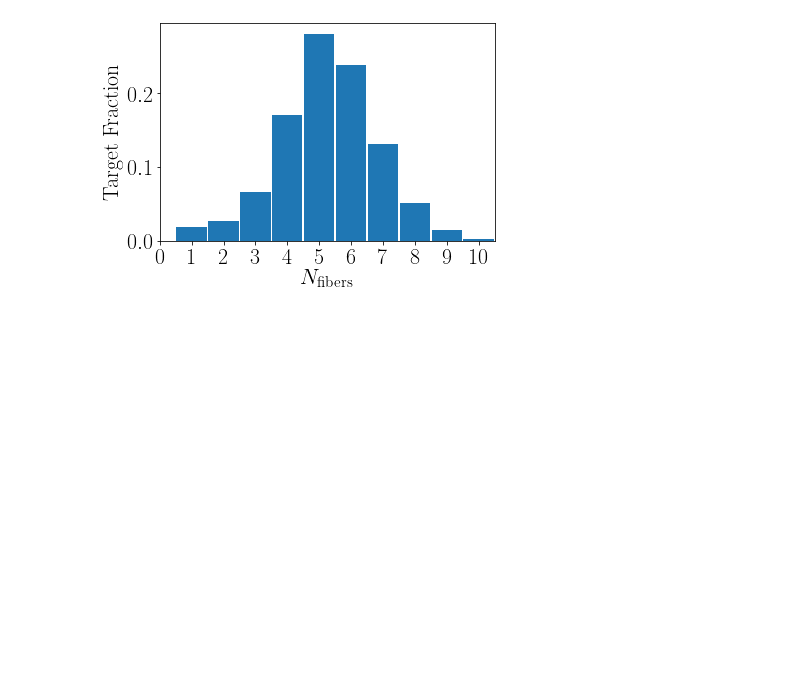
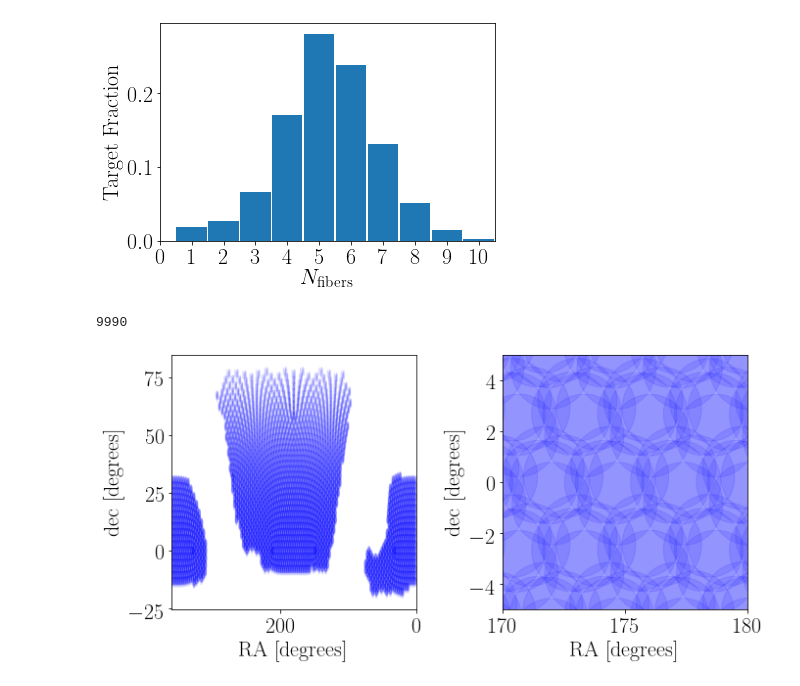
Before and after one commit to forero/SandboxDESI, a Jupyter notebook: fba_paper/explore_plots.ipynb, the cells around one changed output. Saved outputs shown, nothing was run; the diff lists cells and outputs as text; code cells hidden in the pictures; blank space fills up the shorter version.

```diff
--- a/fba_paper/explore_plots.ipynb
+++ b/fba_paper/explore_plots.ipynb
@@ -87,3 +88,48 @@ plt.ylabel("Target Fraction")
 plt.savefig("DR8_navail_fiber.pdf", bbox_inches='tight')
 # %% [output]
 [figure]
+# %%
+def plot_sky_circle(x, y, radius, alpha=0.1):
+    theta = np.linspace(0, 2*np.pi, 50)
+    xx = x + np.cos(np.radians(y))*radius*np.cos(theta)
+    yy = y + radius*np.sin(theta)
+    plt.fill(xx, yy, alpha=alpha, color='blue')
+
+
+def plot_tile(ra, dec, alpha=0.1):
+    tile_radius = desimodel.focalplane.get_tile_radius_deg()
+    plot_sky_circle(ra, dec, tile_radius)
+# %%
+tiles = Table.read("tiles/tiles_cut_C_dark_north.fits")
+
+all_tiles = desimodel.footprint.load_tiles()
+ii = ~(all_tiles['PROGRAM']=='BRIGHT')
+all_tiles = all_tiles[ii]
+# %%
+len(all_tiles)
+# %% [output]
+9990
+# %%
+plt.figure(figsize=(10,5))
+
+plt.subplot(1,2,1)
+for i in range(len(all_tiles)):
+    plot_tile(all_tiles['RA'][i], all_tiles['DEC'][i])
+plt.xlabel('RA [degrees]')
+plt.ylabel('dec [degrees]')
+plt.gca().invert_xaxis()
+plt.xlim([360,0])
+
+
+plt.subplot(1,2,2)
+for i in range(len(tiles)):
+    plot_tile(tiles['RA'][i], tiles['DEC'][i])
+plt.xlabel('RA [degrees]')
+plt.ylabel('dec [degrees]')
+plt.xlim([170,180])
+plt.ylim([-5,5])
+
+plt.tight_layout()
+plt.savefig("DR8_dark_tiles.pdf", bbox_inches='tight')
+# %% [output]
+[figure, added]
```
Also changed, not shown: parts of 1 cell of this notebook.
